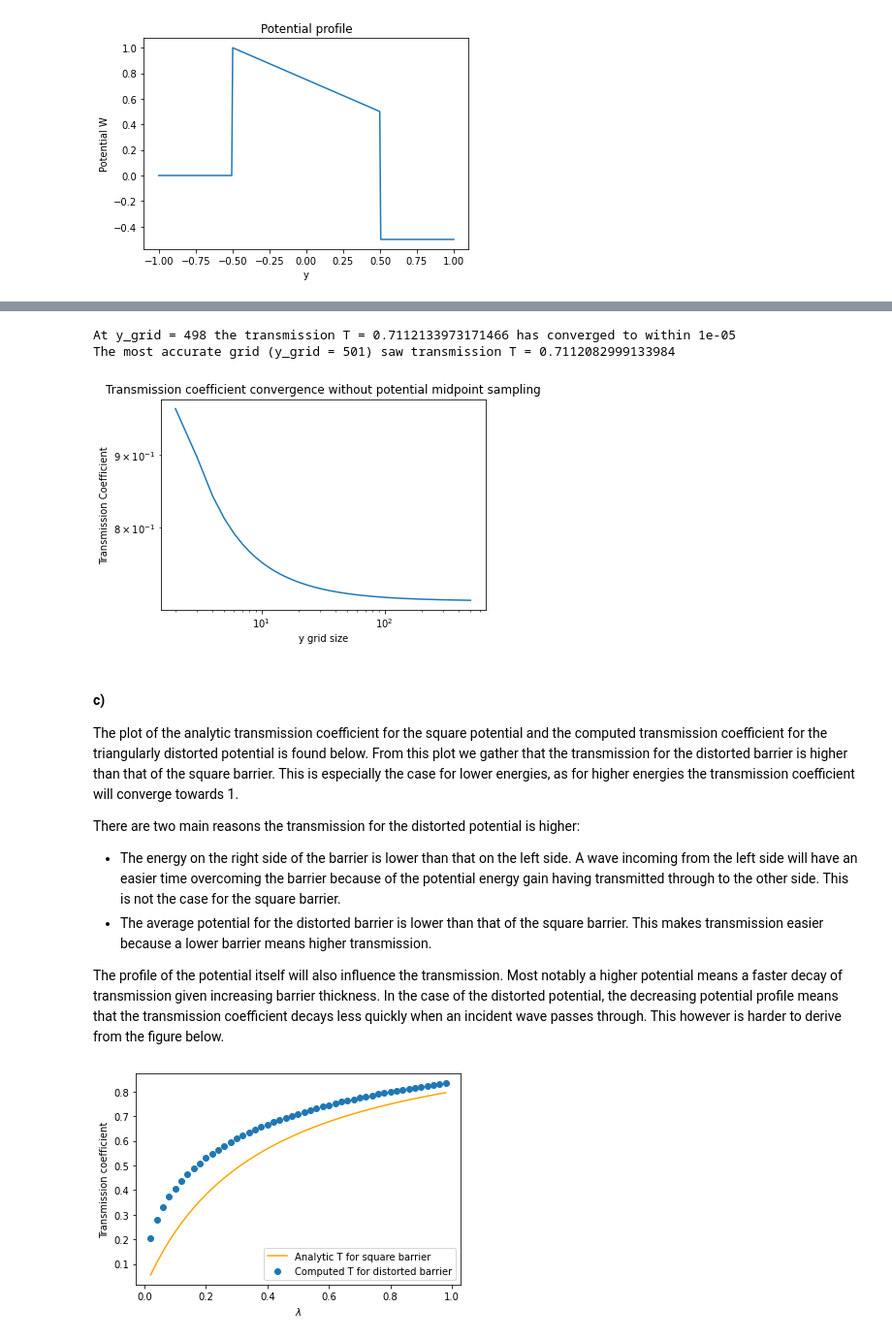
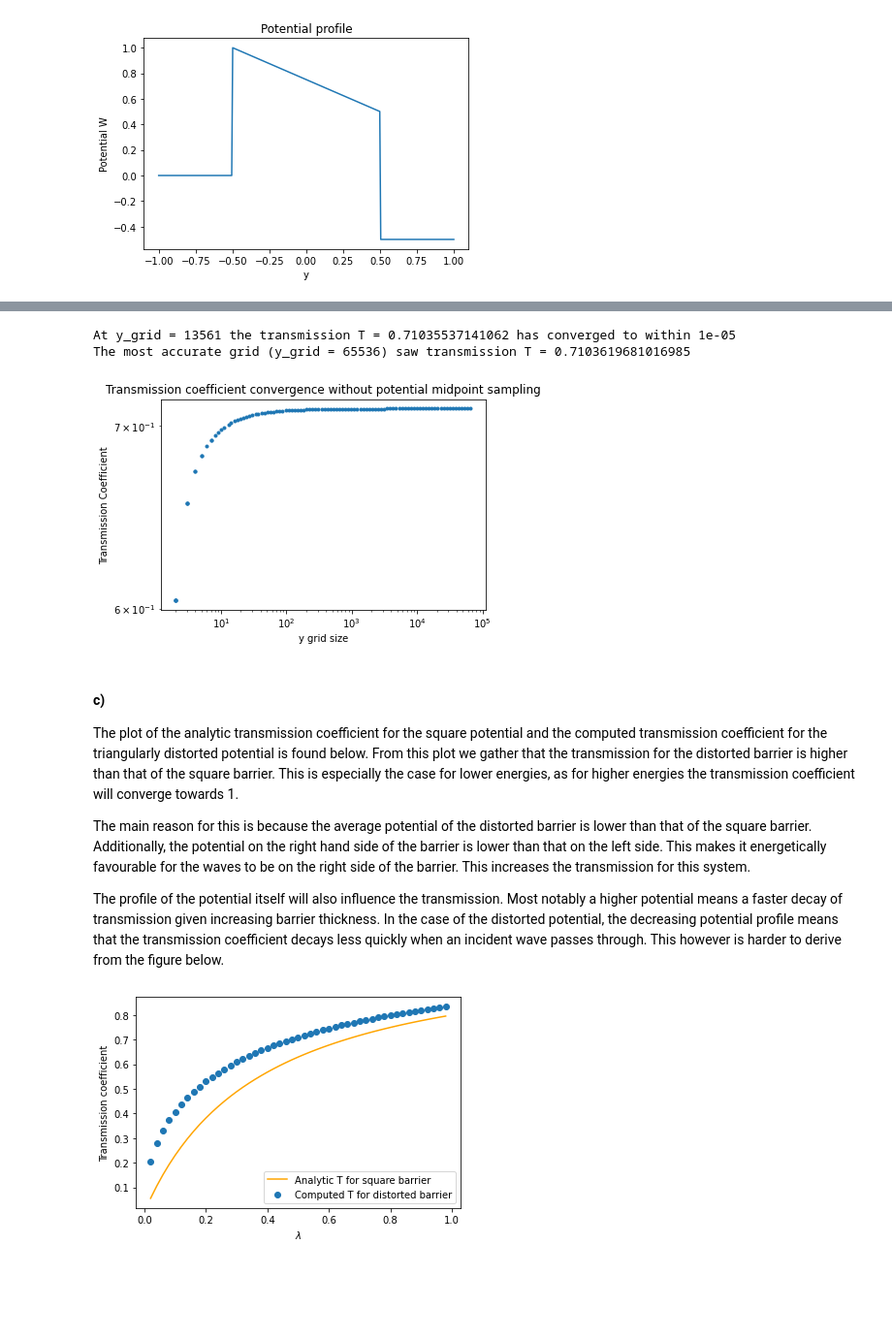
Before and after one commit to KevoSoftworks/computational_physics, a Jupyter notebook: 3_wave_propagation/wave_propagation.ipynb, the cells around one changed output, grey strips where cells are left out. Shown at 97% size. Saved outputs shown, nothing was run; the diff lists cells and outputs as text; code cells hidden in the pictures; blank space fills up the shorter version.

```diff
--- a/3_wave_propagation/wave_propagation.ipynb
+++ b/3_wave_propagation/wave_propagation.ipynb
@@ -52,7 +54,7 @@ Looking at the error plot, we see that the accuracy is roughly $10^{-2}$.
 #### b)
 # %%
 lambda_ = 0.01
-A = np.linspace(0, 30, 50)
+A = np.linspace(0, 30, 100)
 
 T = []
 Tp = []
@@ -178,21 +180,21 @@ a = 1
 dV = 0.5
 lambda_ = 0.5
 epsilon = dV / a
-conv = 10**-5
+conv = 1E-5
 
 start = 2
 end = start + 500
 
-T = []
+T = np.zeros(end - start)
 
-for grid in range(start, end):
+for i, grid in enumerate(range(start, end)):
     pot = Potential(-0.5*a, 0.5*a, grid, \
                    expr = lambda y: V1 - epsilon * (y + 0.5*a), \
                    outside_range = (lambda _: 0, lambda _: -epsilon * a))
     sm = ScatterMatrix(pot, lambda_)
     sm.midpoint = True
 
-    T.append(sm.transmission())
+    T[i] = sm.transmission()
 
 conv_keys = [i for i, _ in enumerate(T[:-1]) if int(round(T[i] / conv)) == int(round(T[-1] / conv))]
 print(f"At y_grid = {conv_keys[0] + start} the transmission T = {T[conv_keys[0]]} has converged to within {conv}")
@@ -225,34 +225,35 @@ From this we can conclude that using midpoint sampling of the potential is more
 # %%
-T = []
+grid_range = 2**np.linspace(1, 16, num=100)
+grid_range = grid_range.astype(np.int_)
 
-for grid in range(start, end):
+T = np.zeros(grid_range.size)
+
+for i, grid in enumerate(grid_range):
     pot = Potential(-0.5*a, 0.5*a, grid, \
                    expr = lambda y: V1 - epsilon * (y + 0.5*a), \
                    outside_range = (lambda _: 0, lambda _: -epsilon * a))
     sm = ScatterMatrix(pot, lambda_)
     sm.midpoint = False
 
-    T.append(sm.transmission())
+    T[i] = sm.transmission()
 
 conv_keys = [i for i, _ in enumerate(T[:-1]) if int(round(T[i] / conv)) == int(round(T[-1] / conv))]
-print(f"At y_grid = {conv_keys[0] + start} the transmission T = {T[conv_keys[0]]} has converged to within {conv}")
-print(f"The most accurate grid (y_grid = {len(T) - 1 + start}) saw transmission T = {T[-1]}")
+print(f"At y_grid = {grid_range[conv_keys[0]]} the transmission T = {T[conv_keys[0]]} has converged to within {conv}")
+print(f"The most accurate grid (y_grid = {grid_range[-1]}) saw transmission T = {T[-1]}")
 
-plt.loglog(range(start, end), T)
+plt.loglog(grid_range, T, '.')
 plt.xlabel("y grid size")
 plt.ylabel("Transmission Coefficient")
 plt.title("Transmission coefficient convergence without potential midpoint sampling");
 # %% [output]
-At y_grid = 498 the transmission T = 0.7112133973171466 has converged to within 1e-05
-The most accurate grid (y_grid = 501) saw transmission T = 0.7112082999133984
+At y_grid = 13561 the transmission T = 0.71035537141062 has converged to within 1e-05
+The most accurate grid (y_grid = 65536) saw transmission T = 0.7103619681016985
-[figure, old version]
+[figure, new version]
 # %% [markdown]
 #### c)
 The plot of the analytic transmission coefficient for the square potential and the computed transmission coefficient for the triangularly distorted potential is found below. From this plot we gather that the transmission for the distorted barrier is higher than that of the square barrier. This is especially the case for lower energies, as for higher energies the transmission coefficient will converge towards 1.
 
-There are two main reasons the transmission for the distorted potential is higher:
- - The energy on the right side of the barrier is lower than that on the left side. A wave incoming from the left side will have an easier time overcoming the barrier because of the potential energy gain having transmitted through to the other side. This is not the case for the square barrier.
- - The average potential for the distorted barrier is lower than that of the square barrier. This makes transmission easier because a lower barrier means higher transmission.
+The main reason for this is because the average potential of the distorted barrier is lower than that of the square barrier. Additionally, the potential on the right hand side of the barrier is lower than that on the left side. This makes it energetically favourable for the waves to be on the right side of the barrier. This increases the transmission for this system.
 
 The profile of the potential itself will also influence the transmission. Most notably a higher potential means a faster decay of transmission given increasing barrier thickness. In the case of the distorted potential, the decreasing potential profile means that the transmission coefficient decays less quickly when an incident wave passes through. This however is harder to derive from the figure below.
 # %%
```
Also changed, not shown: parts of 9 cells of this notebook.
